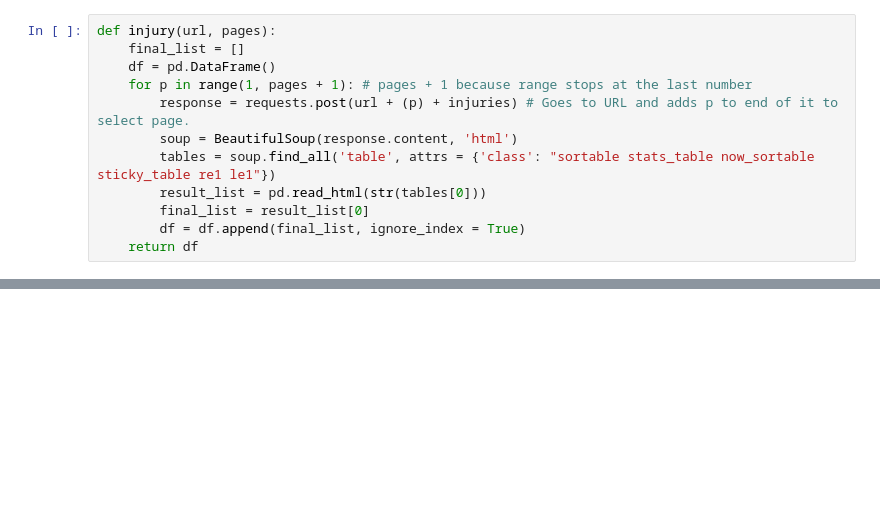
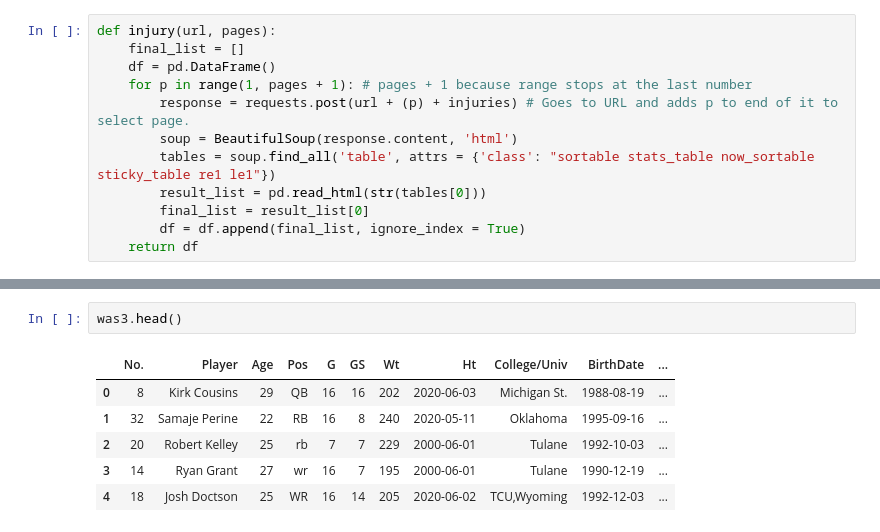
Before and after one commit to ClintNanney/Capstone, a Jupyter notebook: notebooks/capstone eda.ipynb, the cells around one changed output, grey strips where cells are left out. Drawn from its saved outputs; the diff is of its cells as text; blank space fills up the shorter version.

```diff
--- a/notebooks/capstone eda.ipynb
+++ b/notebooks/capstone eda.ipynb
@@ -495,0 +701,9 @@ arizona_df3.info
+# %%
+was3.head()
+# %% [output]
+|  | No. | Player | Age | Pos | G | GS | Wt | Ht | College/Univ | BirthDate | ... |
+| 0 | 8 | Kirk Cousins | 29 | QB | 16 | 16 | 202 | 2020-06-03 | Michigan St. | 1988-08-19 | ... |
+| 1 | 32 | Samaje Perine | 22 | RB | 16 | 8 | 240 | 2020-05-11 | Oklahoma | 1995-09-16 | ... |
+| 2 | 20 | Robert Kelley | 25 | rb | 7 | 7 | 229 | 2000-06-01 | Tulane | 1992-10-03 | ... |
+| 3 | 14 | Ryan Grant | 27 | wr | 16 | 7 | 195 | 2000-06-01 | Tulane | 1990-12-19 | ... |
+| 4 | 18 | Josh Doctson | 25 | WR | 16 | 14 | 205 | 2020-06-02 | TCU,Wyoming | 1992-12-03 | ... |
```
Also changed, not shown: parts of 15 cells of this notebook.
